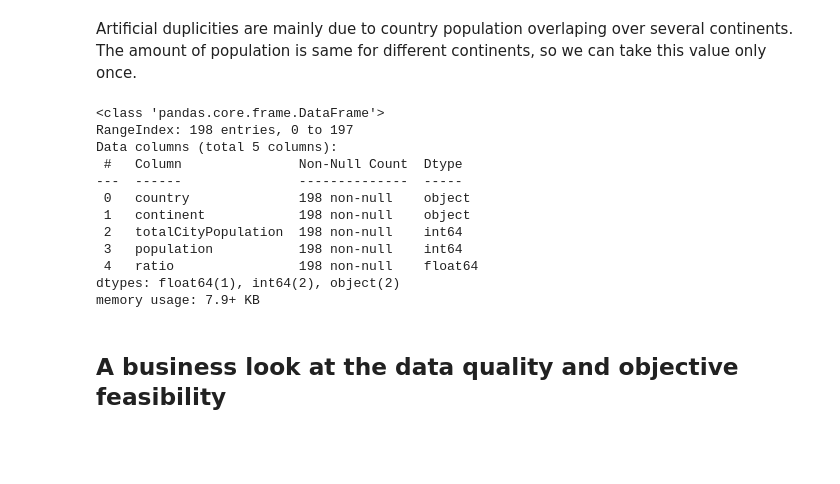
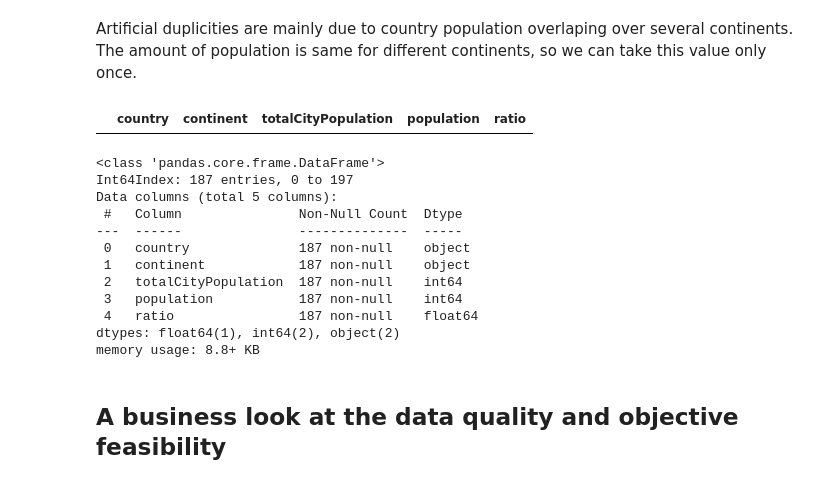
Before and after one commit to zdenekq/BlogPostProjectBenfordLaw, a Jupyter notebook: Population.ipynb, the cells around one changed output. Drawn from its saved outputs; the diff is of its cells as text; code cells hidden in the pictures; blank space fills up the shorter version.

```diff
--- a/Population.ipynb
+++ b/Population.ipynb
@@ -184,22 +184,27 @@ maindata[maindata.duplicated(keep=False, subset=['country'])]
 # %% [markdown]
 Artificial duplicities are mainly due to country population overlaping over several continents. The amount of population is same for different continents, so we can take this value only once.
 # %%
-maindata.drop_duplicates(subset=['country'])
+maindata = maindata.drop_duplicates(subset=['country'])
+# %%
+# control  of contry uniqueness
+maindata[maindata.duplicated(keep=False, subset=['country'])]
+# %% [output]
+|  | country | continent | totalCityPopulation | population | ratio |
 # %%
 maindata.info()
 # %% [output]
 <class 'pandas.core.frame.DataFrame'>
-RangeIndex: 198 entries, 0 to 197
+Int64Index: 187 entries, 0 to 197
 Data columns (total 5 columns):
  #   Column               Non-Null Count  Dtype
 ---  ------               --------------  -----
- 0   country              198 non-null    object
- 1   continent            198 non-null    object
- 2   totalCityPopulation  198 non-null    int64
- 3   population           198 non-null    int64
- 4   ratio                198 non-null    float64
+ 0   country              187 non-null    object
+ 1   continent            187 non-null    object
+ 2   totalCityPopulation  187 non-null    int64
+ 3   population           187 non-null    int64
+ 4   ratio                187 non-null    float64
 dtypes: float64(1), int64(2), object(2)
-memory usage: 7.9+ KB
+memory usage: 8.8+ KB
 # %% [markdown]
 ## A business look at the data quality and objective feasibility
 # %%
```
Also changed, not shown: parts of 1 cell of this notebook.
